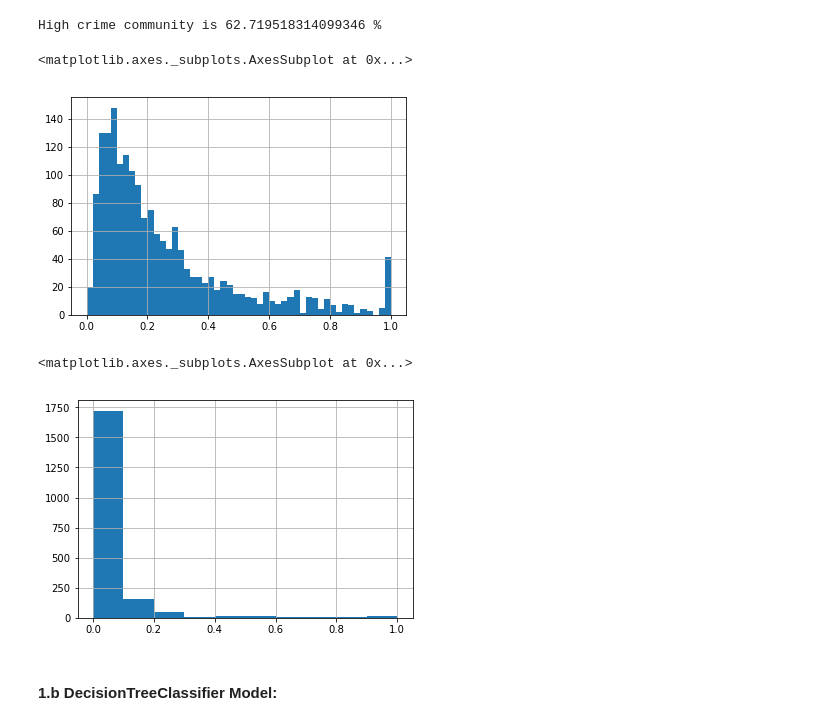
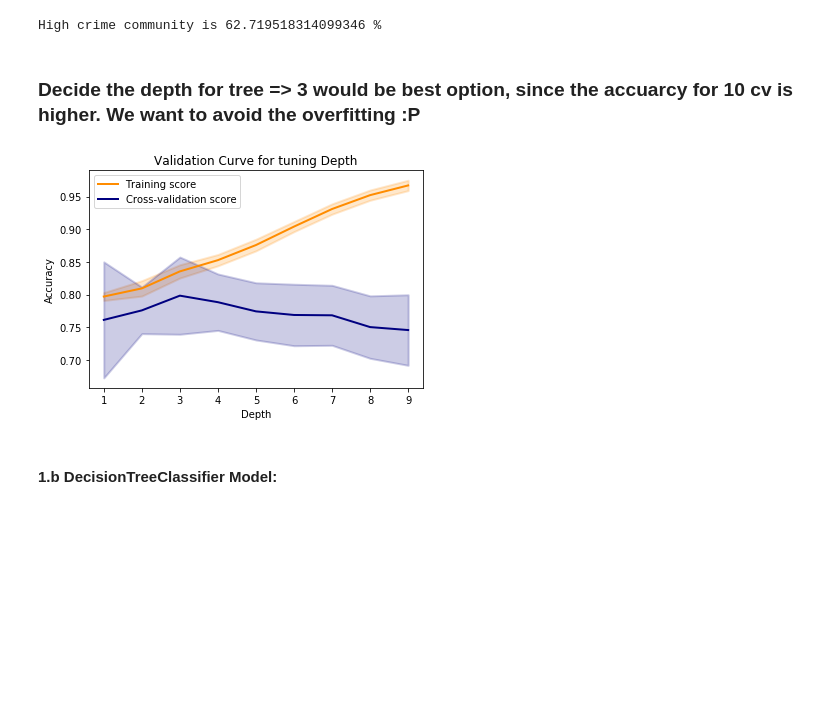
Before and after one commit to ChesterHsieh/CS-584-ML-final-project, a Jupyter notebook: DecisionTree.ipynb, the cells around one changed output. Saved outputs shown, nothing was run; the diff lists cells and outputs as text; code cells hidden in the pictures; blank space fills up the shorter version.

Commit message:
Add validation curve for DT

```diff
--- a/DecisionTree.ipynb
+++ b/DecisionTree.ipynb
@@ -109,16 +119,38 @@ pos_percentage=len(pos)/len(df)
 print('High crime community is',pos_percentage*100,'%')
 # %% [output]
 High crime community is 62.719518314099346 %
-# %%
-df['PctIlleg'].sample(n = 1800).hist(bins  = 50)
-# %% [output]
-<matplotlib.axes._subplots.AxesSubplot at 0x...>
-[figure, removed]
-# %%
-df.population.hist()
-# %% [output]
-<matplotlib.axes._subplots.AxesSubplot at 0x...>
-[figure, removed]
+# %% [markdown]
+### Decide the depth for tree => 3 would be best option, since the accuarcy for 10 cv is higher. We want to avoid the overfitting :P
+# %%
+param_range = range(1,10)
+train_scores, test_scores = validation_curve(
+    DecisionTreeClassifier(), X, y, param_name="max_depth", param_range=param_range,
+    cv=10, scoring="accuracy", n_jobs=1)
+train_scores_mean = np.mean(train_scores, axis=1)
+train_scores_std = np.std(train_scores, axis=1)
+test_scores_mean = np.mean(test_scores, axis=1)
+test_scores_std = np.std(test_scores, axis=1)
+plt.title("Validation Curve for tuning Depth")
+plt.xlabel("Depth")
+plt.ylabel("Accuracy")
+
+lw = 2
+#plt.semilogx(param_range, train_scores_mean, label="Training score",
+#             color="darkorange", lw=lw)
+plt.plot(param_range,train_scores_mean,label="Training score",color="darkorange",lw=lw)
+plt.plot(param_range,test_scores_mean,label="Cross-validation score",color="navy",lw=lw)
+plt.fill_between(param_range, train_scores_mean - train_scores_std,
+                 train_scores_mean + train_scores_std, alpha=0.2,
+                 color="darkorange", lw=lw)
+#plt.semilogx(param_range, test_scores_mean, label="Cross-validation score",
+#             color="navy", lw=lw)
+plt.fill_between(param_range, test_scores_mean - test_scores_std,
+                 test_scores_mean + test_scores_std, alpha=0.2,
+                 color="navy", lw=lw)
+plt.legend(loc="best")
+plt.show()
+# %% [output]
+[figure, added]
 # %% [markdown]
 #### 1.b DecisionTreeClassifier Model:
 # %%
```
Also changed, not shown: parts of 2 cells of this notebook.
